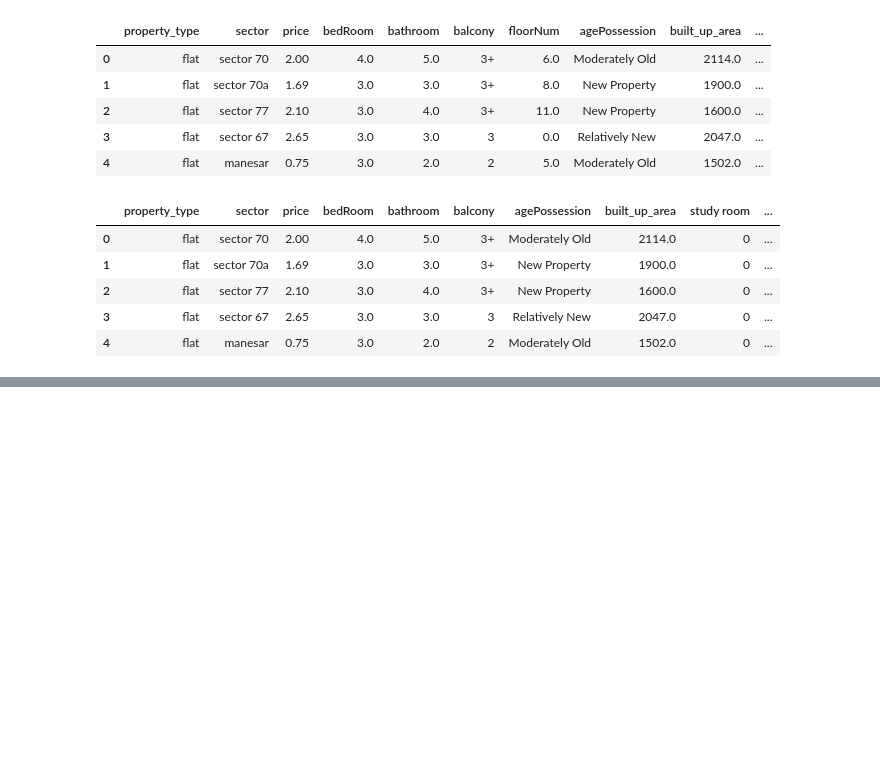
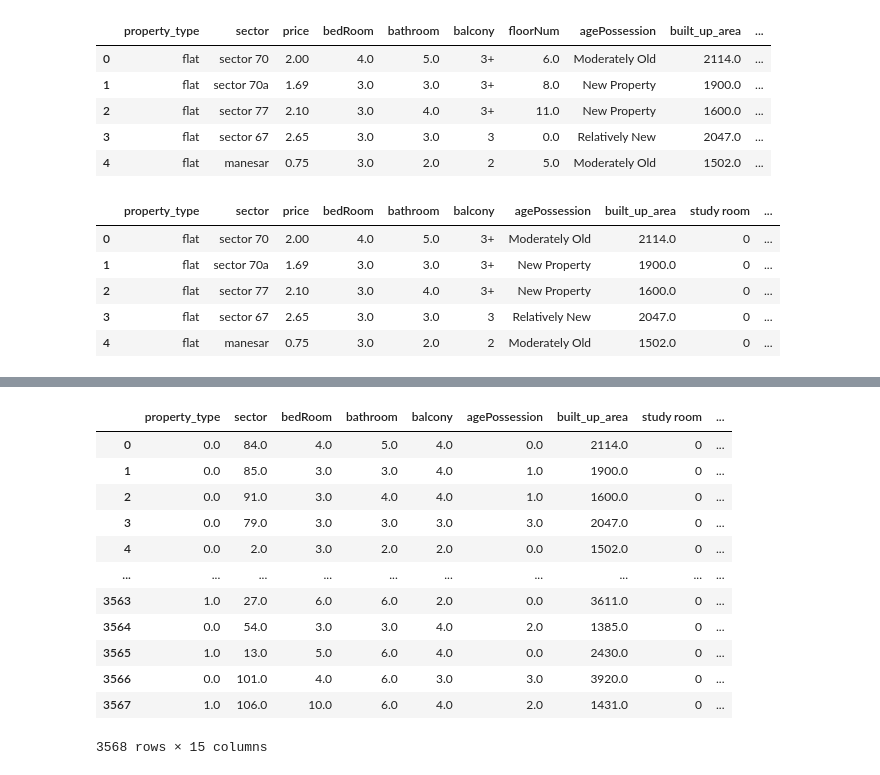
Before and after one commit to garvit1408/NestWise-, a Jupyter notebook: 5 - Feature & Model Selection, productionalization/feature-selection.ipynb, the cells around one changed output, grey strips where cells are left out. Saved outputs shown, nothing was run; the diff lists cells and outputs as text; code cells hidden in the pictures; blank space fills up the shorter version.

```diff
--- a/5 - Feature & Model Selection, productionalization/feature-selection.ipynb
+++ b/5 - Feature & Model Selection, productionalization/feature-selection.ipynb
@@ -108,0 +195,16 @@ train_df.head()
+# %%
+X_label
+# %% [output]
+|  | property_type | sector | bedRoom | bathroom | balcony | agePossession | built_up_area | study room | ... |
+| 0 | 0.0 | 84.0 | 4.0 | 5.0 | 4.0 | 0.0 | 2114.0 | 0 | ... |
+| 1 | 0.0 | 85.0 | 3.0 | 3.0 | 4.0 | 1.0 | 1900.0 | 0 | ... |
+| 2 | 0.0 | 91.0 | 3.0 | 4.0 | 4.0 | 1.0 | 1600.0 | 0 | ... |
+| 3 | 0.0 | 79.0 | 3.0 | 3.0 | 3.0 | 3.0 | 2047.0 | 0 | ... |
+| 4 | 0.0 | 2.0 | 3.0 | 2.0 | 2.0 | 0.0 | 1502.0 | 0 | ... |
+| ... | ... | ... | ... | ... | ... | ... | ... | ... | ... |
+| 3563 | 1.0 | 27.0 | 6.0 | 6.0 | 2.0 | 0.0 | 3611.0 | 0 | ... |
+| 3564 | 0.0 | 54.0 | 3.0 | 3.0 | 4.0 | 2.0 | 1385.0 | 0 | ... |
+| 3565 | 1.0 | 13.0 | 5.0 | 6.0 | 4.0 | 0.0 | 2430.0 | 0 | ... |
+| 3566 | 0.0 | 101.0 | 4.0 | 6.0 | 3.0 | 3.0 | 3920.0 | 0 | ... |
+| 3567 | 1.0 | 106.0 | 10.0 | 6.0 | 4.0 | 2.0 | 1431.0 | 0 | ... |
+3568 rows × 15 columns
```
Also changed, not shown: parts of 10 cells of this notebook.
